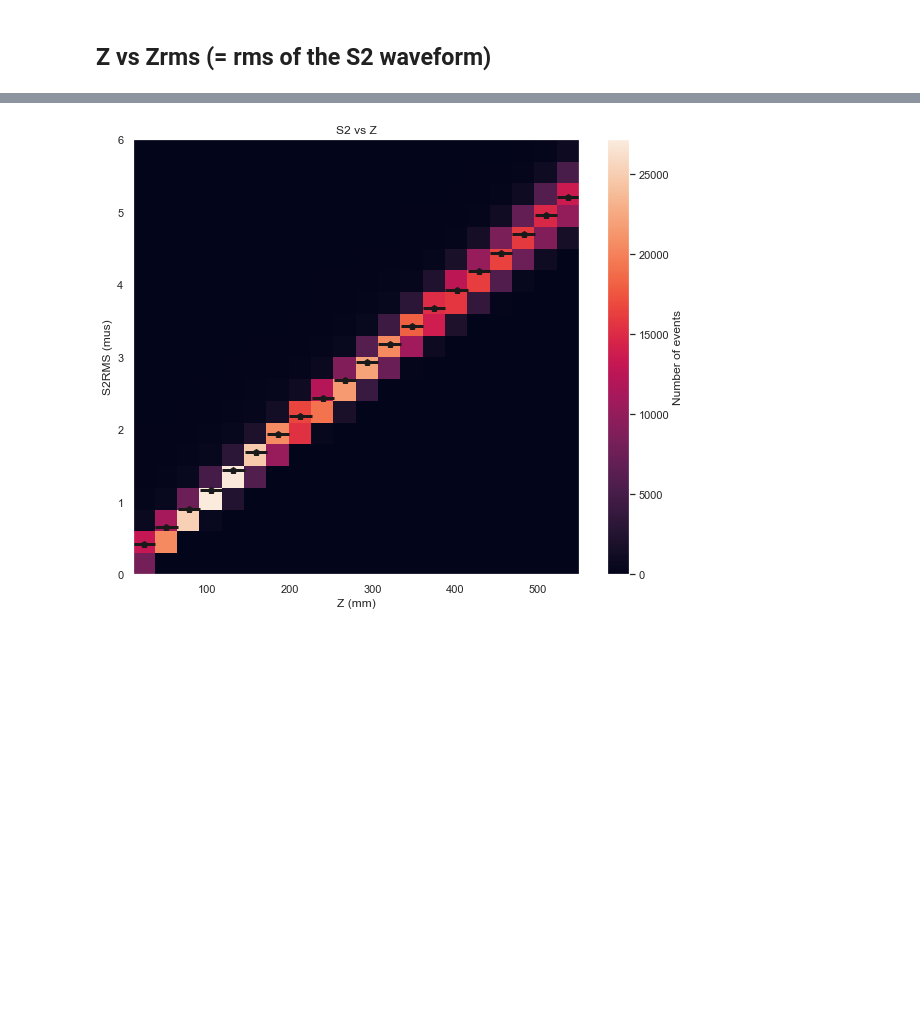
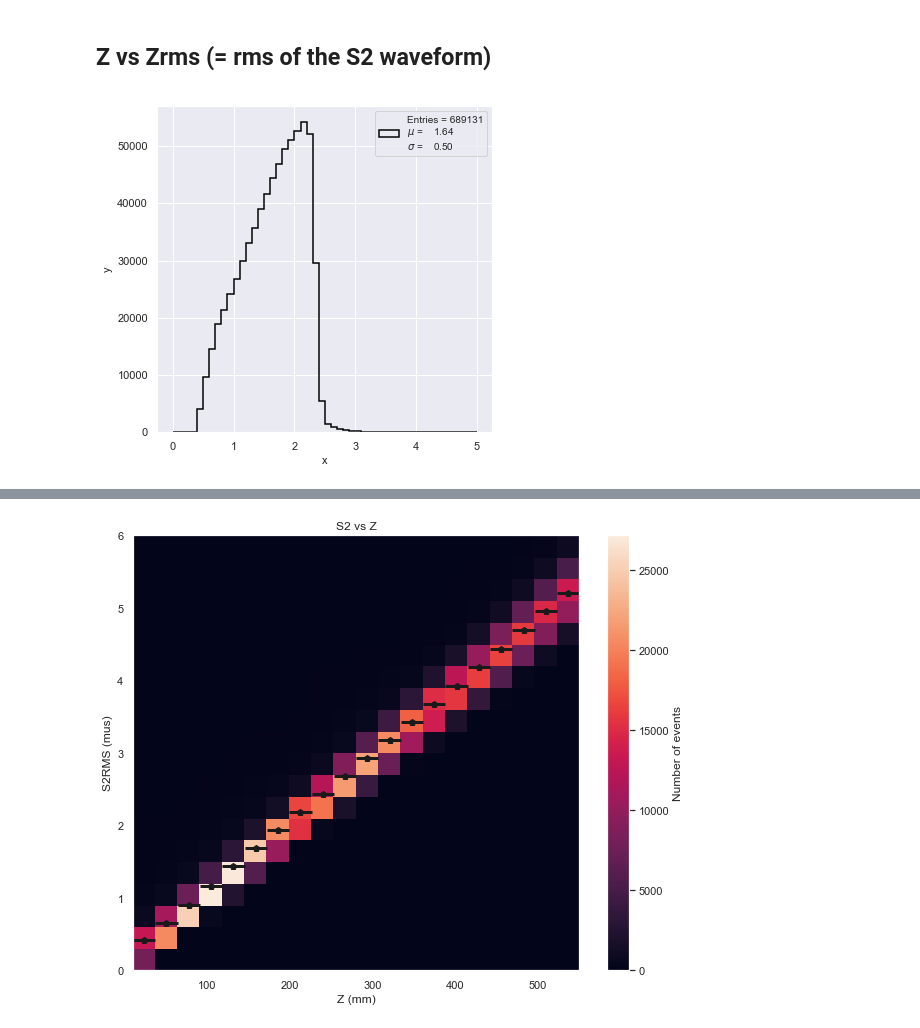
Before and after one commit to proscrite/KrCalibNB, a Jupyter notebook: krStudies/kr_z_from_s2rms_6819.ipynb, the cells around one changed output, grey strips where cells are left out. Saved outputs shown, nothing was run; the diff lists cells and outputs as text; code cells hidden in the pictures; blank space fills up the shorter version.

```diff
--- a/krStudies/kr_z_from_s2rms_6819.ipynb
+++ b/krStudies/kr_z_from_s2rms_6819.ipynb
@@ -340,3 +340,7 @@ nevt = h2d(dstf.X, dstf.Y, krNbins.X, krNbins.Y, krRanges.X, krRanges.Y,
 [figure]
 # %% [markdown]
 ## Z vs Zrms (= rms of the S2 waveform)
+# %%
+(_) = h1d(dstf.Zrms, bins = 50, range =(0,5))
+# %% [output]
+[figure, added]
```
Also changed, not shown: parts of 1 cell of this notebook.
